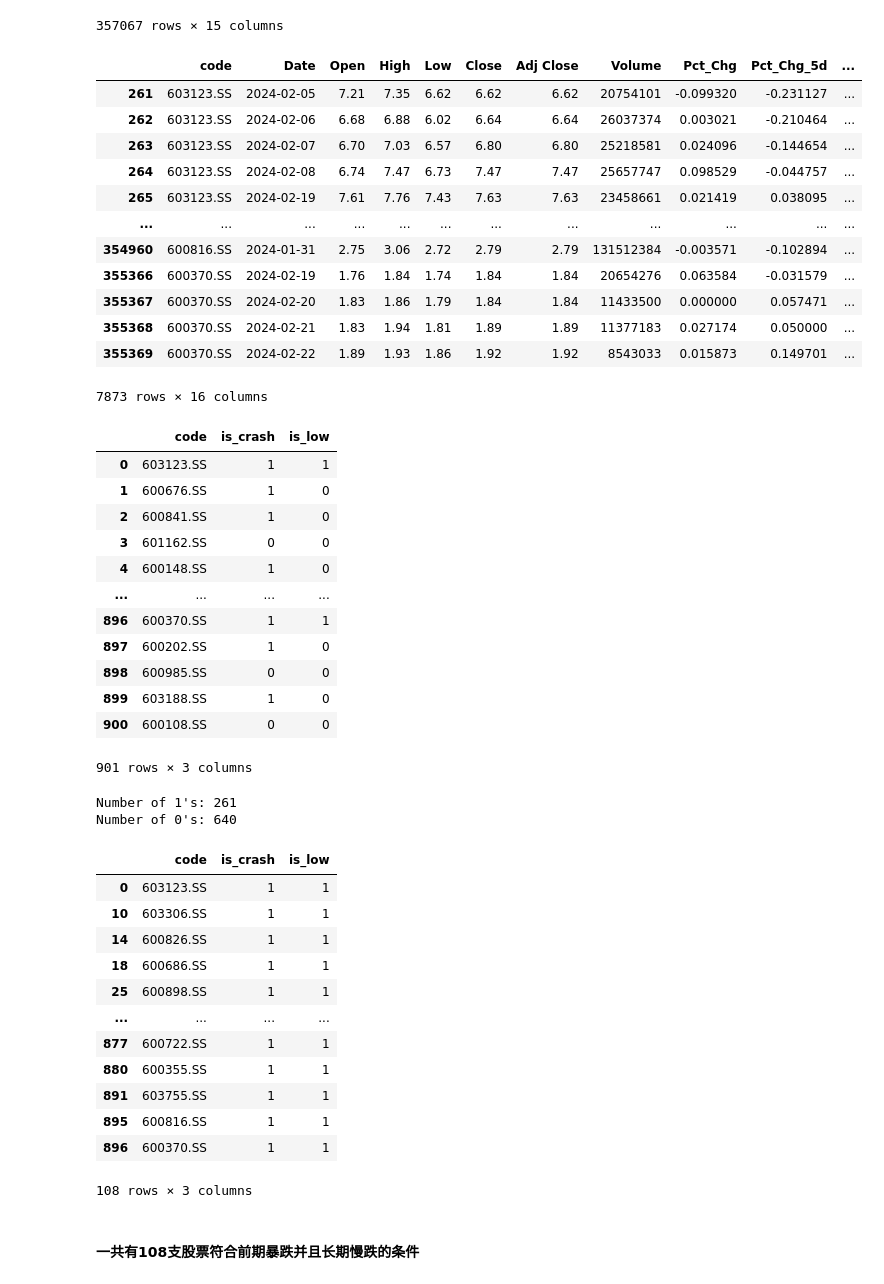
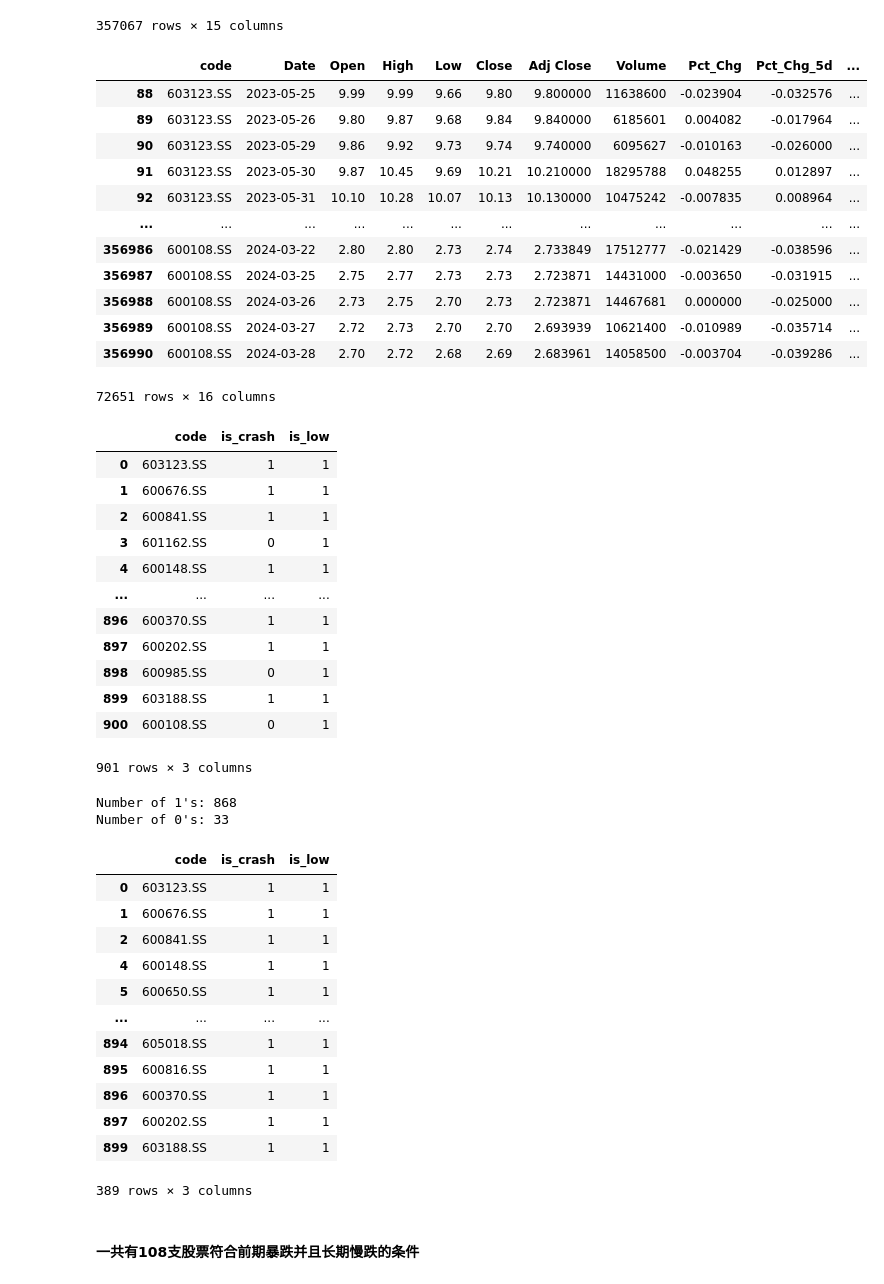
Before and after one commit to Sept12wei/strategy, a Jupyter notebook: left_strategy/单因子/因子3：主力出货条件.ipynb, the cells around one changed output. Cells and saved outputs as stored; diff of their text form; code cells hidden in the pictures.

```diff
--- a/left_strategy/单因子/因子3：主力出货条件.ipynb
+++ b/left_strategy/单因子/因子3：主力出货条件.ipynb
@@ -165,7 +165,7 @@ df
 | 357095 | 600108.SS | 2024-08-30 | 2.41 | 2.46 | 2.39 | 2.44 | 2.44 | 15112420 | 0.012448 | 0.025210 | ... |
 357067 rows × 14 columns
 # %%
-df['Condition'] = (df['MA5'] < df['MA10']) & (df['MA10'] < df['MA20']) & (df['MA20'] < df['MA30'])
+df['Condition'] = (df['MA10'] < df['MA20']) & (df['MA20'] < df['MA30'])
 df['Condition'] = df['Condition'].astype(int)
 df
 # %% [output]
@@ -183,23 +183,23 @@ df
 | 357095 | 600108.SS | 2024-08-30 | 2.41 | 2.46 | 2.39 | 2.44 | 2.44 | 15112420 | 0.012448 | 0.025210 | ... |
 357067 rows × 15 columns
 # %%
-df['low'] = df['Condition'].rolling(window=90).mean()
+df['low'] = df['Condition'].rolling(window=60).mean()
 df_low = df[df['low'] > 0.6]
 df_low
 # %% [output]
 |  | code | Date | Open | High | Low | Close | Adj Close | Volume | Pct_Chg | Pct_Chg_5d | ... |
-| 261 | 603123.SS | 2024-02-05 | 7.21 | 7.35 | 6.62 | 6.62 | 6.62 | 20754101 | -0.099320 | -0.231127 | ... |
-| 262 | 603123.SS | 2024-02-06 | 6.68 | 6.88 | 6.02 | 6.64 | 6.64 | 26037374 | 0.003021 | -0.210464 | ... |
-| 263 | 603123.SS | 2024-02-07 | 6.70 | 7.03 | 6.57 | 6.80 | 6.80 | 25218581 | 0.024096 | -0.144654 | ... |
-| 264 | 603123.SS | 2024-02-08 | 6.74 | 7.47 | 6.73 | 7.47 | 7.47 | 25657747 | 0.098529 | -0.044757 | ... |
-| 265 | 603123.SS | 2024-02-19 | 7.61 | 7.76 | 7.43 | 7.63 | 7.63 | 23458661 | 0.021419 | 0.038095 | ... |
+| 88 | 603123.SS | 2023-05-25 | 9.99 | 9.99 | 9.66 | 9.80 | 9.800000 | 11638600 | -0.023904 | -0.032576 | ... |
+| 89 | 603123.SS | 2023-05-26 | 9.80 | 9.87 | 9.68 | 9.84 | 9.840000 | 6185601 | 0.004082 | -0.017964 | ... |
+| 90 | 603123.SS | 2023-05-29 | 9.86 | 9.92 | 9.73 | 9.74 | 9.740000 | 6095627 | -0.010163 | -0.026000 | ... |
+| 91 | 603123.SS | 2023-05-30 | 9.87 | 10.45 | 9.69 | 10.21 | 10.210000 | 18295788 | 0.048255 | 0.012897 | ... |
+| 92 | 603123.SS | 2023-05-31 | 10.10 | 10.28 | 10.07 | 10.13 | 10.130000 | 10475242 | -0.007835 | 0.008964 | ... |
 | ... | ... | ... | ... | ... | ... | ... | ... | ... | ... | ... | ... |
-| 354960 | 600816.SS | 2024-01-31 | 2.75 | 3.06 | 2.72 | 2.79 | 2.79 | 131512384 | -0.003571 | -0.102894 | ... |
-| 355366 | 600370.SS | 2024-02-19 | 1.76 | 1.84 | 1.74 | 1.84 | 1.84 | 20654276 | 0.063584 | -0.031579 | ... |
-| 355367 | 600370.SS | 2024-02-20 | 1.83 | 1.86 | 1.79 | 1.84 | 1.84 | 11433500 | 0.000000 | 0.057471 | ... |
-| 355368 | 600370.SS | 2024-02-21 | 1.83 | 1.94 | 1.81 | 1.89 | 1.89 | 11377183 | 0.027174 | 0.050000 | ... |
-| 355369 | 600370.SS | 2024-02-22 | 1.89 | 1.93 | 1.86 | 1.92 | 1.92 | 8543033 | 0.015873 | 0.149701 | ... |
+| 356986 | 600108.SS | 2024-03-22 | 2.80 | 2.80 | 2.73 | 2.74 | 2.733849 | 17512777 | -0.021429 | -0.038596 | ... |
+| 356987 | 600108.SS | 2024-03-25 | 2.75 | 2.77 | 2.73 | 2.73 | 2.723871 | 14431000 | -0.003650 | -0.031915 | ... |
+| 356988 | 600108.SS | 2024-03-26 | 2.73 | 2.75 | 2.70 | 2.73 | 2.723871 | 14467681 | 0.000000 | -0.025000 | ... |
+| 356989 | 600108.SS | 2024-03-27 | 2.72 | 2.73 | 2.70 | 2.70 | 2.693939 | 10621400 | -0.010989 | -0.035714 | ... |
+| 356990 | 600108.SS | 2024-03-28 | 2.70 | 2.72 | 2.68 | 2.69 | 2.683961 | 14058500 | -0.003704 | -0.039286 | ... |
-7873 rows × 16 columns
+72651 rows × 16 columns
 # %%
 df_low = df_low.reset_index()
 # 遍历df中的每一行
@@ -209,16 +209,16 @@ stock_data
 # %% [output]
 |  | code | is_crash | is_low |
 | 0 | 603123.SS | 1 | 1 |
-| 1 | 600676.SS | 1 | 0 |
-| 2 | 600841.SS | 1 | 0 |
-| 3 | 601162.SS | 0 | 0 |
-| 4 | 600148.SS | 1 | 0 |
+| 1 | 600676.SS | 1 | 1 |
+| 2 | 600841.SS | 1 | 1 |
+| 3 | 601162.SS | 0 | 1 |
+| 4 | 600148.SS | 1 | 1 |
 | ... | ... | ... | ... |
 | 896 | 600370.SS | 1 | 1 |
-| 897 | 600202.SS | 1 | 0 |
-| 898 | 600985.SS | 0 | 0 |
-| 899 | 603188.SS | 1 | 0 |
-| 900 | 600108.SS | 0 | 0 |
+| 897 | 600202.SS | 1 | 1 |
+| 898 | 600985.SS | 0 | 1 |
+| 899 | 603188.SS | 1 | 1 |
+| 900 | 600108.SS | 0 | 1 |
 901 rows × 3 columns
 # %%
 count_1_low = (stock_data['is_low'] == 1).sum()
@@ -226,25 +226,25 @@ count_0_low = (stock_data['is_low'] == 0).sum()
 print(f"Number of 1's: {count_1_low}")
 print(f"Number of 0's: {count_0_low}")
 # %% [output]
-Number of 1's: 261
-Number of 0's: 640
+Number of 1's: 868
+Number of 0's: 33
 # %%
 stock_data_condition = stock_data[(stock_data['is_crash'] == 1) & (stock_data['is_low'] == 1)]
 stock_data_condition
 # %% [output]
 |  | code | is_crash | is_low |
 | 0 | 603123.SS | 1 | 1 |
-| 10 | 603306.SS | 1 | 1 |
-| 14 | 600826.SS | 1 | 1 |
-| 18 | 600686.SS | 1 | 1 |
-| 25 | 600898.SS | 1 | 1 |
+| 1 | 600676.SS | 1 | 1 |
+| 2 | 600841.SS | 1 | 1 |
+| 4 | 600148.SS | 1 | 1 |
+| 5 | 600650.SS | 1 | 1 |
 | ... | ... | ... | ... |
-| 877 | 600722.SS | 1 | 1 |
-| 880 | 600355.SS | 1 | 1 |
-| 891 | 603755.SS | 1 | 1 |
+| 894 | 605018.SS | 1 | 1 |
 | 895 | 600816.SS | 1 | 1 |
 | 896 | 600370.SS | 1 | 1 |
+| 897 | 600202.SS | 1 | 1 |
+| 899 | 603188.SS | 1 | 1 |
-108 rows × 3 columns
+389 rows × 3 columns
 # %% [markdown]
 #### 一共有108支股票符合前期暴跌并且长期慢跌的条件
 # %% [markdown]
```
Also changed, not shown: parts of 17 cells of this notebook.
